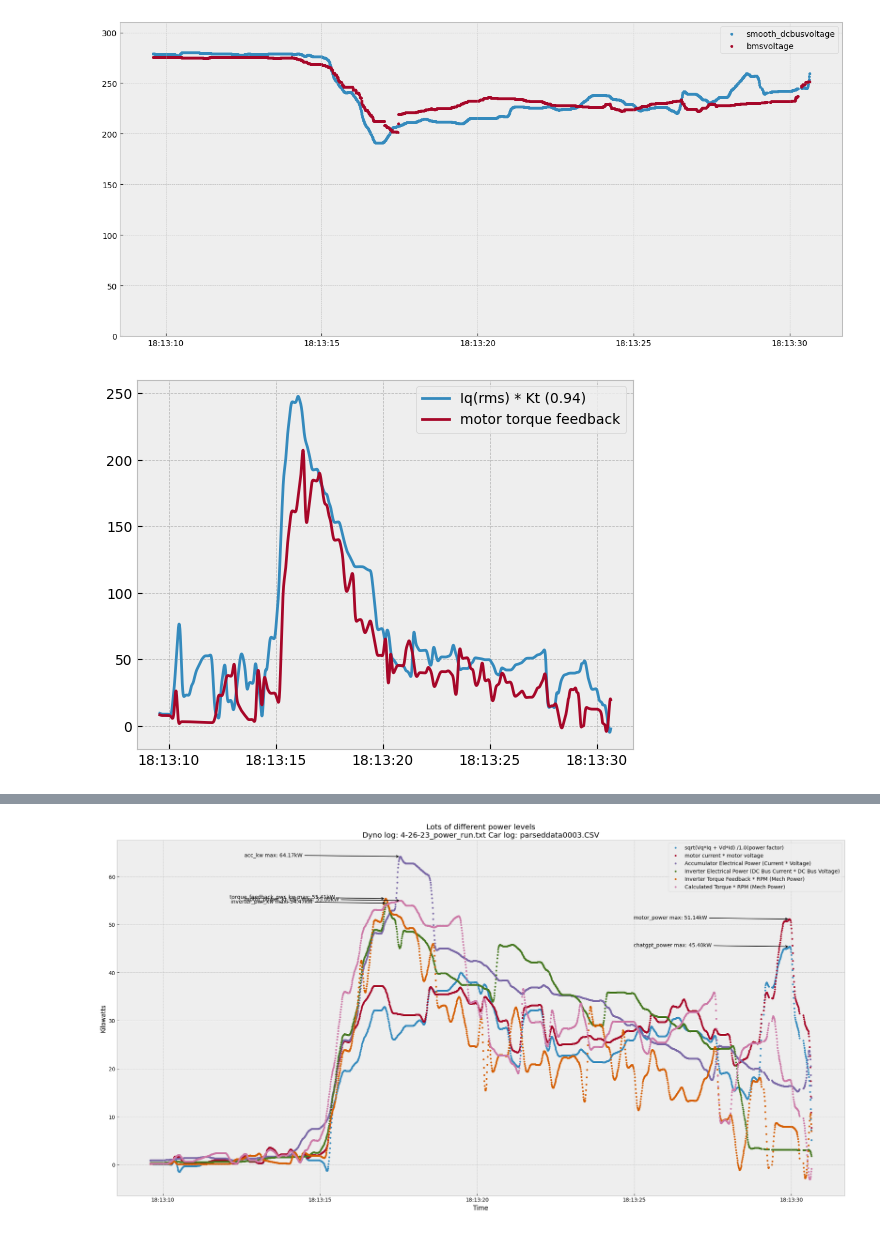
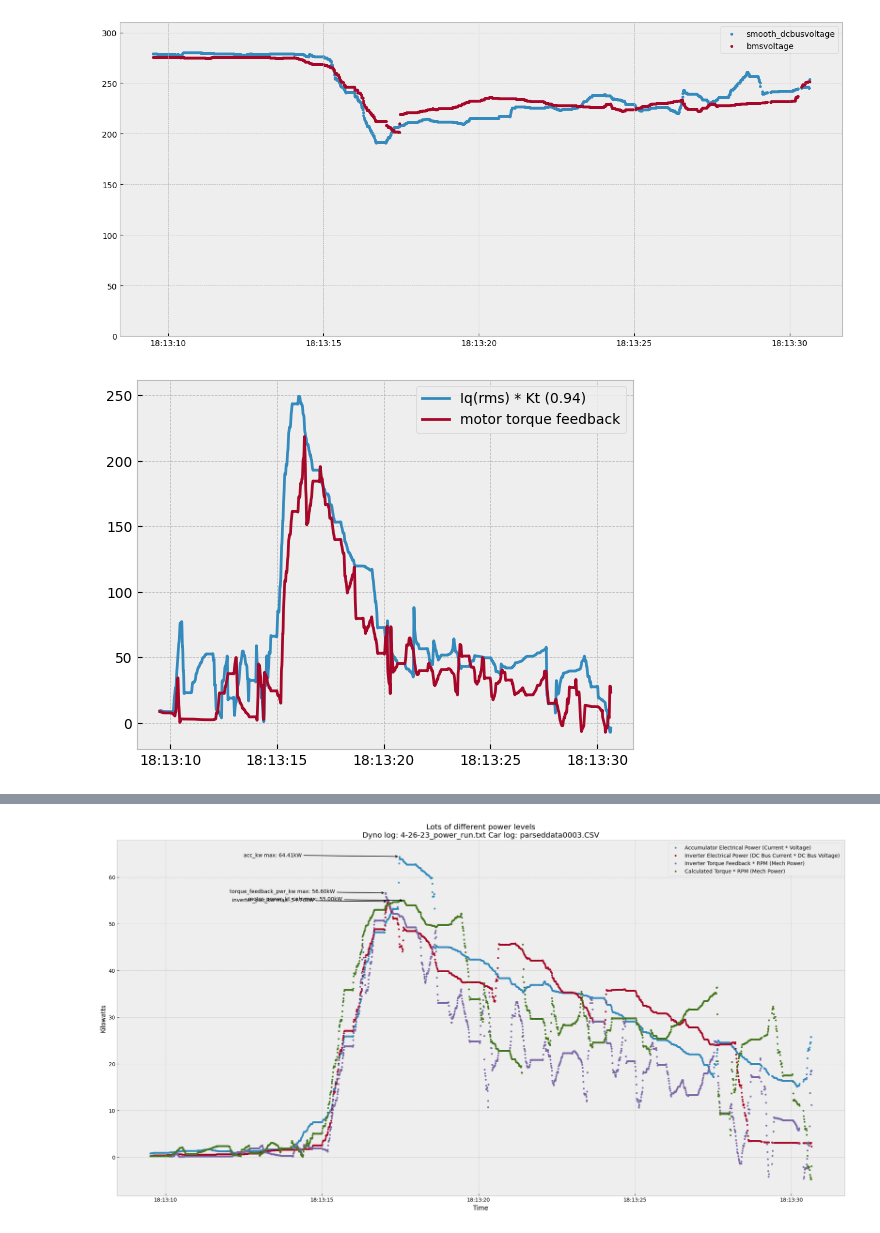
Before and after one commit to KSU-MS/KS5e-Data-Logging, a Jupyter notebook: motor_power_graphs.ipynb, the cells around one changed output, grey strips where cells are left out. Cells and saved outputs as stored; diff of their text form; code cells hidden in the pictures.

```diff
--- a/motor_power_graphs.ipynb
+++ b/motor_power_graphs.ipynb
@@ -154,7 +154,7 @@ car_log_cols_to_keep = [
     "Pack_Current", "Pack_Inst_Voltage", "D4_Iq", "D3_Id",
     "D2_Output_Voltage", "D3_VAB_Vd_Voltage", "D4_VBC_Vq_Voltage",
     "D1_DC_Bus_Voltage","D4_DC_Bus_Current",
-    "D1_Motor_Angle_Electrical"]
+    "D1_Motor_Angle_Electrical",'D2_Flux_Weakening_Output']
 
 vehicle_log = vehicle_log[car_log_cols_to_keep]
 
@@ -173,7 +173,7 @@ vehicle_log["kw"] = vehicle_log["Pack_Current"] * \
 order = 2
 fs = 1 / (10 / 1000)  # Sampling frequency
 nyquist = fs / 2
-cutoff = min(0.5 * nyquist, 5)  # Desired cutoff frequency of the filter (Hz)
+cutoff = min(0.5 * nyquist, 100)  # Desired cutoff frequency of the filter (Hz)
 print(str(cutoff)+"Hz")
 b, a = butter(order, cutoff / (fs / 2), btype='low')
 
@@ -201,5 +201,5 @@ vehicle_log["chatgpt_power"] = (vehicle_log['smooth_vd'] * vehicle_log['smooth_i
                                 vehicle_log['smooth_vq'] * vehicle_log['smooth_iq'])/power_factor/1000
 vehicle_log['torque_feedback_pwr_kw'] = vehicle_log['smooth_trq'] * vehicle_log['smooth_rpm'] / 9548.8
 vehicle_log['motor_power_kt_calc'] = vehicle_log["calc_motor_torque"] * vehicle_log['smooth_rpm'] / 9548.8
-vehicle_log.max()
+vehicle_log.min()
 # %% [output]
@@ -300,18 +378,19 @@ plt.show()
 # %% [output]
 [figure]
 # %%
+# plot Iq RMS * Kt vs "torque feeback", expect to see tracking well
 plt.plot(vehicle_log.index,vehicle_log['calc_motor_torque'],label='Iq(rms) * Kt ('+str(MOTOR_KT)+')')
 plt.plot(vehicle_log.index,vehicle_log['smooth_trq'],label='motor torque feedback')
 plt.legend()
 plt.show()
 # %% [output]
-[figure, old version]
+[figure, new version]
 # %%
 # Attempt to plot motor current, power, etc. etc.
 fig,ax = plt.subplots(figsize=(20,10))
 
-ax.scatter(vehicle_log.index,vehicle_log['chatgpt_power'],label="sqrt(Vq*Iq + Vd*Id) /"+str(power_factor)+"(power factor)",marker='.')
-ax.scatter(vehicle_log.index,(vehicle_log["motor_power"]),marker='.',label="motor current * motor voltage")
+# ax.scatter(vehicle_log.index,vehicle_log['chatgpt_power'],label="sqrt(Vq*Iq + Vd*Id) /"+str(power_factor)+"(power factor)",marker='.')
+# ax.scatter(vehicle_log.index,(vehicle_log["motor_power"]),marker='.',label="motor current * motor voltage")
 # ax.scatter(vehicle_log.index,vehicle_log['evwest_guide_kw']/1000,marker='.',label='(vq * iq + vd * id / power_factor)')
 ax.scatter(vehicle_log.index,vehicle_log['acc_kw'],marker='.',label="Accumulator Electrical Power (Current * Voltage)")
 ax.scatter(vehicle_log.index,vehicle_log['inverter_pwr_kw'],marker='.',label='Inverter Electrical Power (DC Bus Current * DC Bus Voltage)')
@@ -332,9 +411,10 @@ def annot_cols(df:DataFrame,cols:list,ax,unit:str,timeindex=None):
             xy=(xmax, ymax), xycoords='data',
             xytext=(-300, 0), textcoords='offset points',
             arrowprops=dict(arrowstyle='->',linewidth=1.2,color='black'))
+        print(f"Column: {col} Xmax: {xmax} Ymax: {ymax} Units: {unit}")
 
 cols = [
-    'chatgpt_power','motor_power','acc_kw','inverter_pwr_kw','torque_feedback_pwr_kw','motor_power_kt_calc'
+    'acc_kw','inverter_pwr_kw','torque_feedback_pwr_kw','motor_power_kt_calc'
 ]
 annot_cols(vehicle_log,cols,ax,"kW")
 plt.tight_layout()
@@ -347 +431 @@ plt.show()
-[figure, old version]
+[figure, new version]
```
Also changed, not shown: parts of 18 cells of this notebook, 42 other files.
